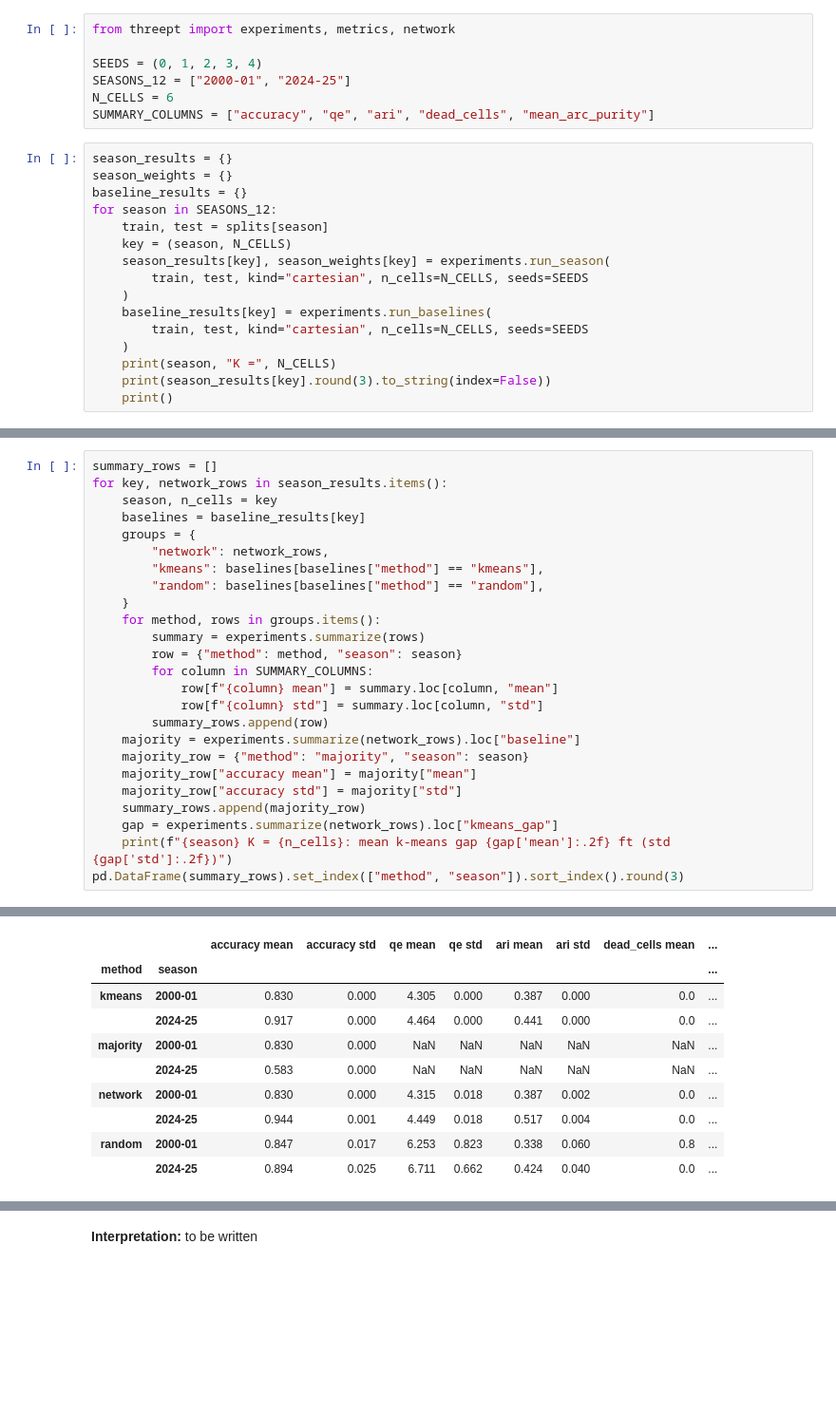
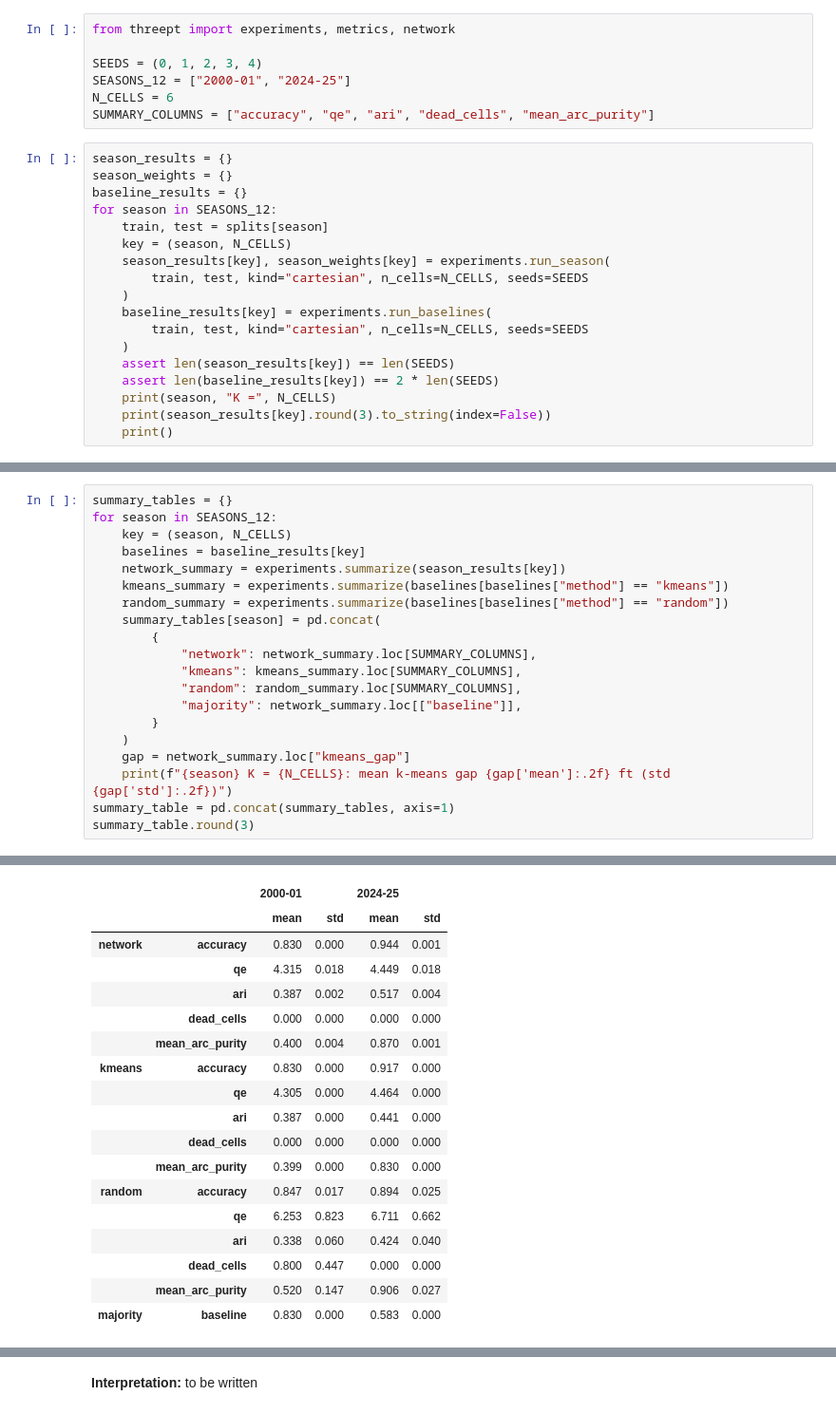
Before and after one commit to BiyonWann/bballNeuro, a Jupyter notebook: notebook.ipynb, the cells around one changed output, grey strips where cells are left out. Shown at 95% size. Saved outputs shown, nothing was run; the diff lists cells and outputs as text; blank space fills up the shorter version.

Commit message:
Clean up experiment cells in notebook

```diff
--- a/notebook.ipynb
+++ b/notebook.ipynb
@@ -179,6 +179,8 @@ for season in SEASONS_12:
     baseline_results[key] = experiments.run_baselines(
         train, test, kind="cartesian", n_cells=N_CELLS, seeds=SEEDS
     )
+    assert len(season_results[key]) == len(SEEDS)
+    assert len(baseline_results[key]) == 2 * len(SEEDS)
     print(season, "K =", N_CELLS)
     print(season_results[key].round(3).to_string(index=False))
     print()
@@ -199,41 +201,44 @@ for season in SEASONS_12:
     3     0.944     0.583 4.474 0.511 0.410      0.118      0.472            0.871           0       4.368
     4     0.944     0.583 4.447 0.519 0.405      0.122      0.473            0.869           0       4.196
 # %%
-summary_rows = []
-for key, network_rows in season_results.items():
-    season, n_cells = key
+summary_tables = {}
+for season in SEASONS_12:
+    key = (season, N_CELLS)
     baselines = baseline_results[key]
-    groups = {
-        "network": network_rows,
-        "kmeans": baselines[baselines["method"] == "kmeans"],
-        "random": baselines[baselines["method"] == "random"],
-    }
-    for method, rows in groups.items():
-        summary = experiments.summarize(rows)
-        row = {"method": method, "season": season}
-        for column in SUMMARY_COLUMNS:
-            row[f"{column} mean"] = summary.loc[column, "mean"]
-            row[f"{column} std"] = summary.loc[column, "std"]
-        summary_rows.append(row)
-    majority = experiments.summarize(network_rows).loc["baseline"]
-    majority_row = {"method": "majority", "season": season}
-    majority_row["accuracy mean"] = majority["mean"]
-    majority_row["accuracy std"] = majority["std"]
-    summary_rows.append(majority_row)
-    gap = experiments.summarize(network_rows).loc["kmeans_gap"]
-    print(f"{season} K = {n_cells}: mean k-means gap {gap['mean']:.2f} ft (std {gap['std']:.2f})")
-pd.DataFrame(summary_rows).set_index(["method", "season"]).sort_index().round(3)
+    network_summary = experiments.summarize(season_results[key])
+    kmeans_summary = experiments.summarize(baselines[baselines["method"] == "kmeans"])
+    random_summary = experiments.summarize(baselines[baselines["method"] == "random"])
+    summary_tables[season] = pd.concat(
+        {
+            "network": network_summary.loc[SUMMARY_COLUMNS],
+            "kmeans": kmeans_summary.loc[SUMMARY_COLUMNS],
+            "random": random_summary.loc[SUMMARY_COLUMNS],
+            "majority": network_summary.loc[["baseline"]],
+        }
+    )
+    gap = network_summary.loc["kmeans_gap"]
+    print(f"{season} K = {N_CELLS}: mean k-means gap {gap['mean']:.2f} ft (std {gap['std']:.2f})")
+summary_table = pd.concat(summary_tables, axis=1)
+summary_table.round(3)
 # %% [output]
 2000-01 K = 6: mean k-means gap 0.30 ft (std 0.04)
 2024-25 K = 6: mean k-means gap 4.20 ft (std 0.11)
-|  |  | accuracy mean | accuracy std | qe mean | qe std | ari mean | ari std | dead_cells mean | ... |
-| method | season |  |  |  |  |  |  |  | ... |
-| kmeans | 2000-01 | 0.830 | 0.000 | 4.305 | 0.000 | 0.387 | 0.000 | 0.0 | ... |
-|  | 2024-25 | 0.917 | 0.000 | 4.464 | 0.000 | 0.441 | 0.000 | 0.0 | ... |
-| majority | 2000-01 | 0.830 | 0.000 | NaN | NaN | NaN | NaN | NaN | ... |
-|  | 2024-25 | 0.583 | 0.000 | NaN | NaN | NaN | NaN | NaN | ... |
-| network | 2000-01 | 0.830 | 0.000 | 4.315 | 0.018 | 0.387 | 0.002 | 0.0 | ... |
-|  | 2024-25 | 0.944 | 0.001 | 4.449 | 0.018 | 0.517 | 0.004 | 0.0 | ... |
-| random | 2000-01 | 0.847 | 0.017 | 6.253 | 0.823 | 0.338 | 0.060 | 0.8 | ... |
-|  | 2024-25 | 0.894 | 0.025 | 6.711 | 0.662 | 0.424 | 0.040 | 0.0 | ... |
+|  |  | 2000-01 |  | 2024-25 |  |
+|  |  | mean | std | mean | std |
+| network | accuracy | 0.830 | 0.000 | 0.944 | 0.001 |
+|  | qe | 4.315 | 0.018 | 4.449 | 0.018 |
+|  | ari | 0.387 | 0.002 | 0.517 | 0.004 |
+|  | dead_cells | 0.000 | 0.000 | 0.000 | 0.000 |
+|  | mean_arc_purity | 0.400 | 0.004 | 0.870 | 0.001 |
+| kmeans | accuracy | 0.830 | 0.000 | 0.917 | 0.000 |
+|  | qe | 4.305 | 0.000 | 4.464 | 0.000 |
+|  | ari | 0.387 | 0.000 | 0.441 | 0.000 |
+|  | dead_cells | 0.000 | 0.000 | 0.000 | 0.000 |
+|  | mean_arc_purity | 0.399 | 0.000 | 0.830 | 0.000 |
+| random | accuracy | 0.847 | 0.017 | 0.894 | 0.025 |
+|  | qe | 6.253 | 0.823 | 6.711 | 0.662 |
+|  | ari | 0.338 | 0.060 | 0.424 | 0.040 |
+|  | dead_cells | 0.800 | 0.447 | 0.000 | 0.000 |
+|  | mean_arc_purity | 0.520 | 0.147 | 0.906 | 0.027 |
+| majority | baseline | 0.830 | 0.000 | 0.583 | 0.000 |
 # %%
```
Also changed, not shown: parts of 4 cells of this notebook.
